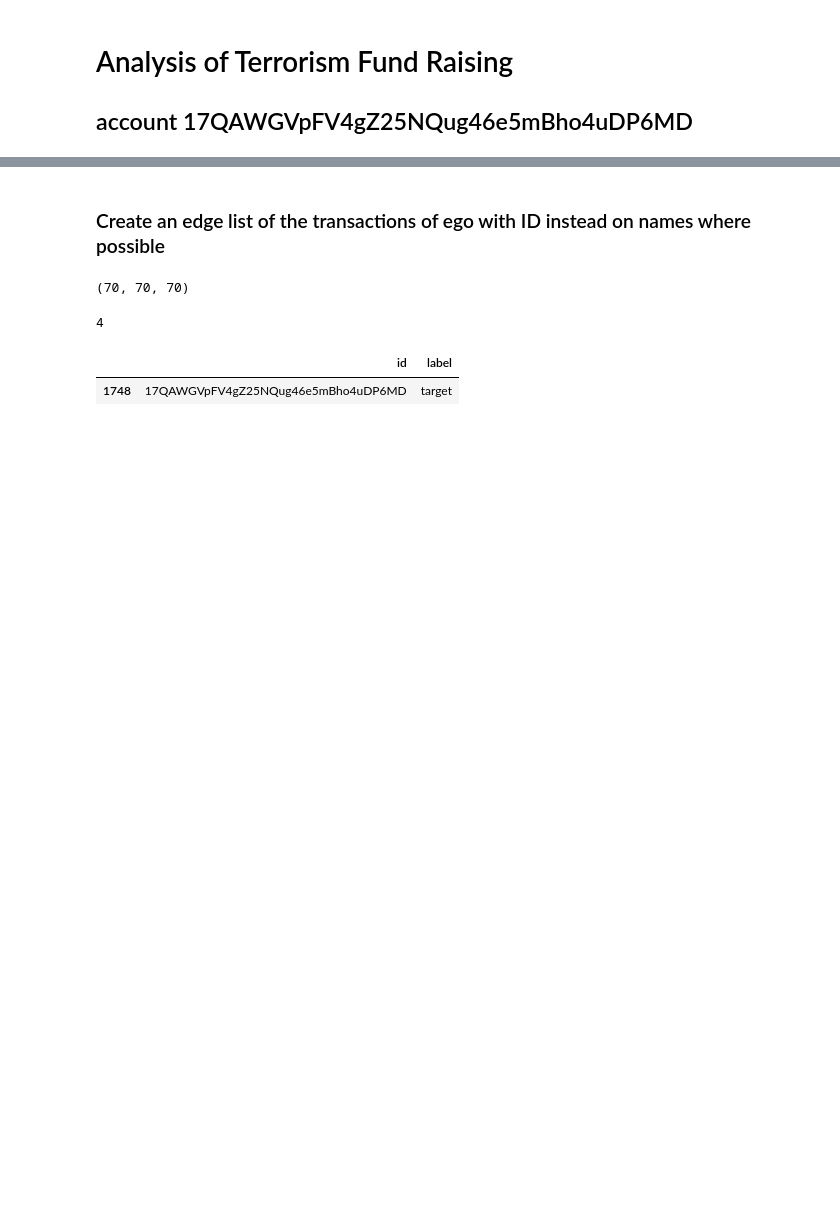
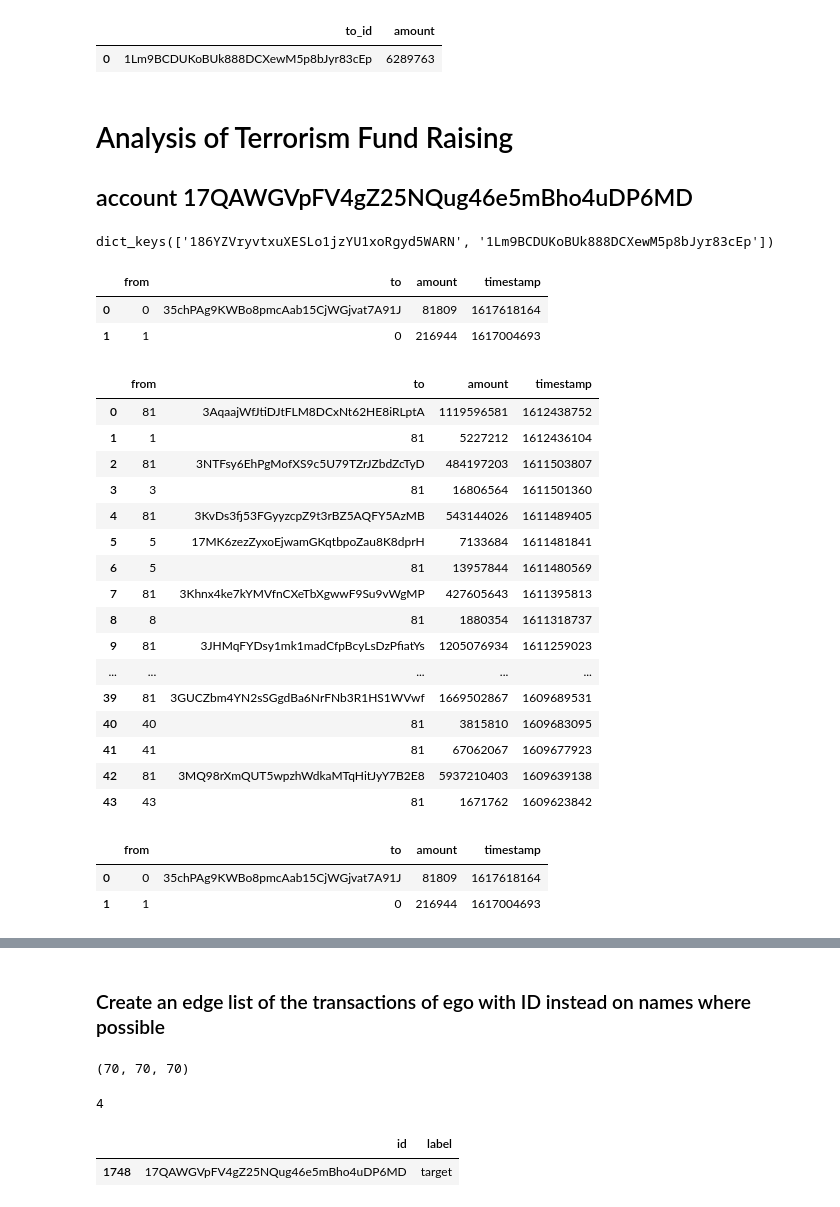
Before and after one commit to massihonda/DataForensic, a Jupyter notebook: crawler_with_heuristic/blockchainAnalysis.ipynb, the cells around one changed output, grey strips where cells are left out. Drawn from its saved outputs; the diff is of its cells as text; code cells hidden in the pictures; blank space fills up the shorter version.

```diff
--- a/crawler_with_heuristic/blockchainAnalysis.ipynb
+++ b/crawler_with_heuristic/blockchainAnalysis.ipynb
@@ -127,0 +208,16 @@ def get_info_from_address(address):
+# %%
+create_edge_list2(flatten(edges_ego_mapped_time_window['from_id'].tolist()),  edges_ego_mapped_time_window['to'].tolist(), edges_ego_mapped_time_window['amount'].tolist(), edges_ego_mapped_time_window['timestamp'].tolist(), flatten(edges_ego_mapped_time_window['to_id'].tolist()))
+
+def get_receivers_total_amount_transaction_i(raw_edges, edge_index):
+    trans = raw_edges.loc[raw_edges.timestamp==raw_edges.loc[edge_index, 'timestamp']]
+    full_table = create_edge_list2(flatten(trans['from_id'].tolist()),  trans['to'].tolist(), trans['amount'].tolist(), trans['timestamp'].tolist(), flatten(trans['to_id'].tolist()))
+
+    #if len(full_table.loc[raw_edges.timestamp==raw_edges.loc[edge_index, 'timestamp'], ['to_id', 'amount']])>1:
+    grouped_amount_received = full_table.loc[:,['to_id', 'amount']].groupby(['to_id']).sum().reset_index()
+    return(grouped_amount_received)
+#     else:
+#         return(raw_edges.loc[raw_edges.timestamp==raw_edges.loc[edge_index, 'timestamp'], ['to_id', 'amount']])
+get_receivers_total_amount_transaction_i(edges_ego_mapped_time_window,1)
+# %% [output]
+|  | to_id | amount |
+| 0 | 1Lm9BCDUKoBUk888DCXewM5p8bJyr83cEp | 6289763 |
@@ -128,3 +277,52 @@ def get_info_from_address(address):
 # %% [markdown]
 # Analysis of  Terrorism Fund  Raising
 ## account 17QAWGVpFV4gZ25NQug46e5mBho4uDP6MD
+# %%
+# Define constants
+EGO_ADDRESS = '17QAWGVpFV4gZ25NQug46e5mBho4uDP6MD'
+DATE_FROM = pd.to_datetime('2021-01-01')
+DATE_TO = pd.to_datetime('2021-05-01')
+# %%
+# request inofrmation about this account
+transaction_ego = get_info_from_address(EGO_ADDRESS)
+# %%
+data = blockchain_network(transaction_ego, EGO_ADDRESS, DATE_FROM, DATE_TO)
+edges = data['edges']
+identity = data['identity']
+others = data['others']
+# %%
+data_others = dict()
+
+for other in others:
+    transactions_other = get_info_from_address(other)
+    data_others[other] = blockchain_network(transactions_other, other, DATE_FROM, DATE_TO)
+# %%
+data_others.keys()
+# %% [output]
+dict_keys(['186YZVryvtxuXESLo1jzYU1xoRgyd5WARN', '1Lm9BCDUKoBUk888DCXewM5p8bJyr83cEp'])
+# %%
+data_others['186YZVryvtxuXESLo1jzYU1xoRgyd5WARN']['edges']
+# %% [output]
+|  | from | to | amount | timestamp |
+| 0 | 0 | 35chPAg9KWBo8pmcAab15CjWGjvat7A91J | 81809 | 1617618164 |
+| 1 | 1 | 0 | 216944 | 1617004693 |
+# %%
+data_others['1Lm9BCDUKoBUk888DCXewM5p8bJyr83cEp']['edges']
+# %% [output]
+|  | from | to | amount | timestamp |
+| 0 | 81 | 3AqaajWfJtiDJtFLM8DCxNt62HE8iRLptA | 1119596581 | 1612438752 |
+| 1 | 1 | 81 | 5227212 | 1612436104 |
+| 2 | 81 | 3NTFsy6EhPgMofXS9c5U79TZrJZbdZcTyD | 484197203 | 1611503807 |
+| 3 | 3 | 81 | 16806564 | 1611501360 |
+| 4 | 81 | 3KvDs3fj53FGyyzcpZ9t3rBZ5AQFY5AzMB | 543144026 | 1611489405 |
+| 5 | 5 | 17MK6zezZyxoEjwamGKqtbpoZau8K8dprH | 7133684 | 1611481841 |
+| 6 | 5 | 81 | 13957844 | 1611480569 |
+| 7 | 81 | 3Khnx4ke7kYMVfnCXeTbXgwwF9Su9vWgMP | 427605643 | 1611395813 |
+| 8 | 8 | 81 | 1880354 | 1611318737 |
+| 9 | 81 | 3JHMqFYDsy1mk1madCfpBcyLsDzPfiatYs | 1205076934 | 1611259023 |
+| ... | ... | ... | ... | ... |
+| 39 | 81 | 3GUCZbm4YN2sSGgdBa6NrFNb3R1HS1WVwf | 1669502867 | 1609689531 |
+| 40 | 40 | 81 | 3815810 | 1609683095 |
+| 41 | 41 | 81 | 67062067 | 1609677923 |
+| 42 | 81 | 3MQ98rXmQUT5wpzhWdkaMTqHitJyY7B2E8 | 5937210403 | 1609639138 |
+| 43 | 43 | 81 | 1671762 | 1609623842 |
@@ -130,0 +334,6 @@ def get_info_from_address(address):
+# %%
+data_others[key]['edges']
+# %% [output]
+|  | from | to | amount | timestamp |
+| 0 | 0 | 35chPAg9KWBo8pmcAab15CjWGjvat7A91J | 81809 | 1617618164 |
+| 1 | 1 | 0 | 216944 | 1617004693 |
```
Also changed, not shown: parts of 32 cells of this notebook.
